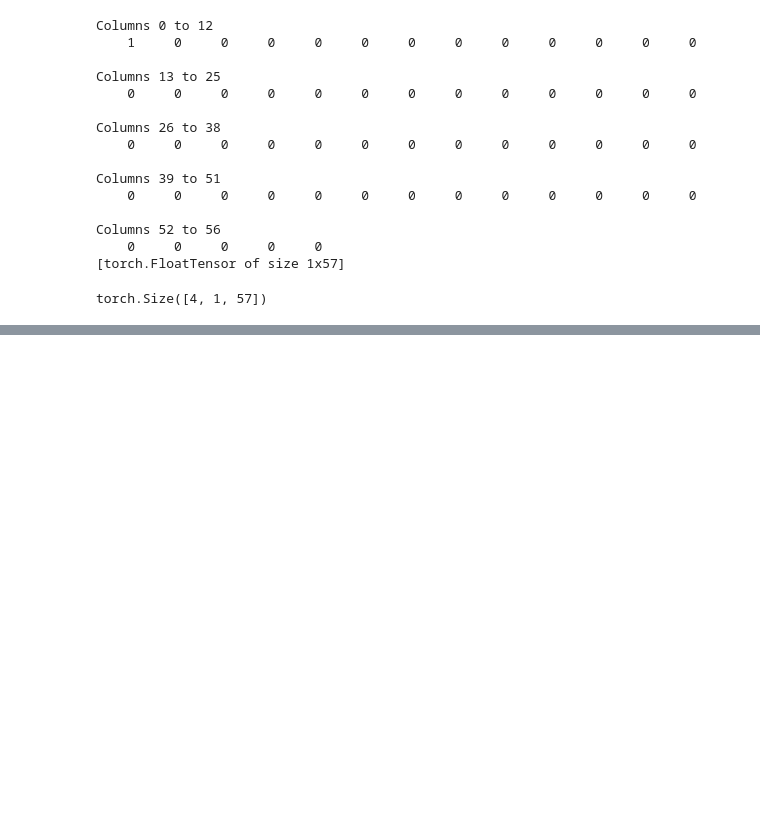
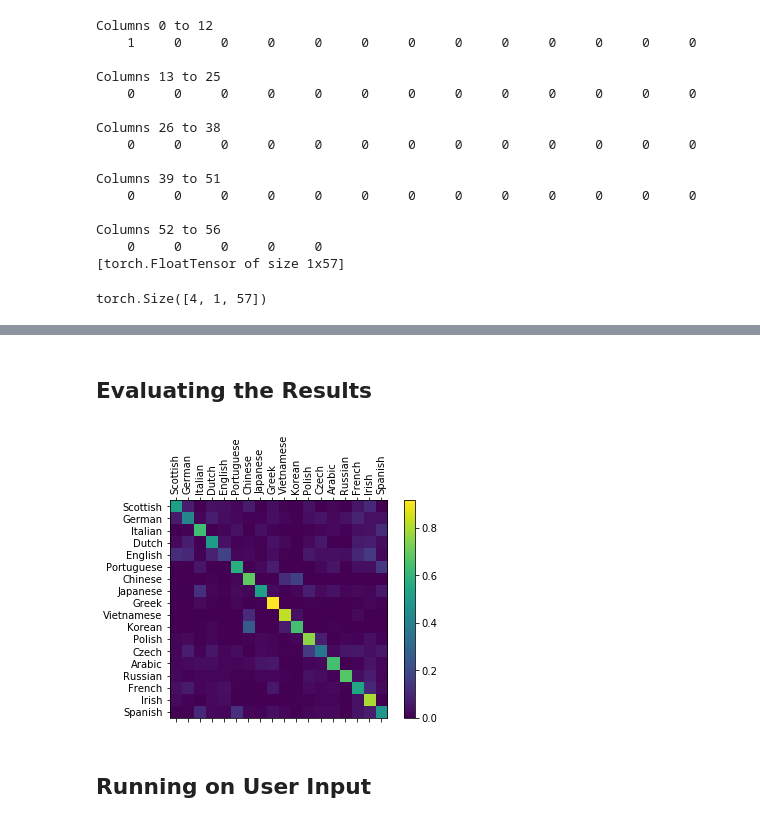
Before and after one commit to llhthinker/pytorch-tutorials, a Jupyter notebook: 4_char-level_simpleRNN.ipynb, the cells around one changed output, grey strips where cells are left out. Drawn from its saved outputs; the diff is of its cells as text; code cells hidden in the pictures; blank space fills up the shorter version.

Commit message:
Add char level simpleRNN

```diff
--- a/4_char-level_simpleRNN.ipynb
+++ b/4_char-level_simpleRNN.ipynb
@@ -130,0 +164,3 @@ rnn = RNN(num_letters, hidden_size, num_category)
+# %%
+def random_choose(list_data):
+    return list_data[random.randint(0, len(list_data)-1)]
@@ -130,0 +186,17 @@ rnn = RNN(num_letters, hidden_size, num_category)
+# %%
+criterion = nn.NLLLoss()
+learning_rate = 0.005
+# %%
+def train(category_tensor, name_tensor):
+    rnn.zero_grad()
+    hidden = rnn.init_hidden()
+    for i in range(name_tensor.size()[0]):  # each char in name:
+        output, hidden = rnn(name_tensor[i], hidden)
+    loss = criterion(output, category_tensor)
+    loss.backward()
+
+    # Add parameters' gradients to their values, multiplied by learning rate
+    for p in rnn.parameters():
+        p.data.add_(-learning_rate, p.grad.data)
+
+    return output, loss.data[0]
@@ -130,0 +272,48 @@ rnn = RNN(num_letters, hidden_size, num_category)
+# %% [markdown]
+## Evaluating the Results
+# %%
+# Keep track of correct guesses in a confusion matrix
+confusion = torch.zeros(num_categories, num_categories)
+n_confusion = 10000
+
+# Just return an output given a name
+def evaluate(name_tensor):
+    hidden = rnn.init_hidden()
+
+    for i in range(name_tensor.size()[0]):
+        output, hidden = rnn(name_tensor[i], hidden)
+
+    return output
+
+# Go through a bunch of examples and record which are correctly guessed
+for i in range(n_confusion):
+    category, name, category_tensor, name_tensor = random_training_example(all_categories, data)
+    output = evaluate(name_tensor)
+    guess, guess_i = get_category_from_output(output)
+    category_i = all_categories.index(category)
+    confusion[category_i][guess_i] += 1
+
+# Normalize by dividing every row by its sum
+for i in range(num_categories):
+    confusion[i] = confusion[i] / confusion[i].sum()
+
+# Set up plot
+fig = plt.figure()
+ax = fig.add_subplot(111)
+cax = ax.matshow(confusion.numpy())
+fig.colorbar(cax)
+
+# Set up axes
+ax.set_xticklabels([''] + all_categories, rotation=90)
+ax.set_yticklabels([''] + all_categories)
+
+# Force label at every tick
+ax.xaxis.set_major_locator(ticker.MultipleLocator(1))
+ax.yaxis.set_major_locator(ticker.MultipleLocator(1))
+
+# sphinx_gallery_thumbnail_number = 2
+plt.show()
+# %% [output]
+[figure, added]
+# %% [markdown]
+## Running on User Input
```
Also changed, not shown: parts of 17 cells of this notebook.
